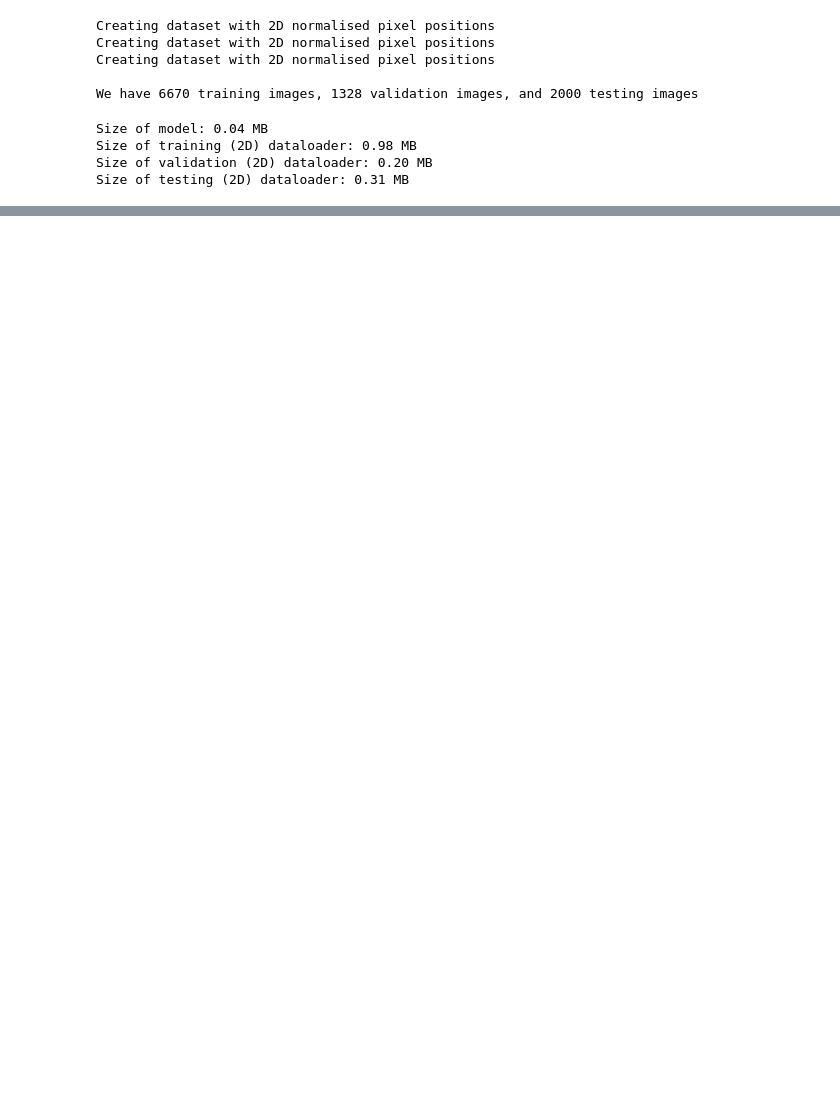
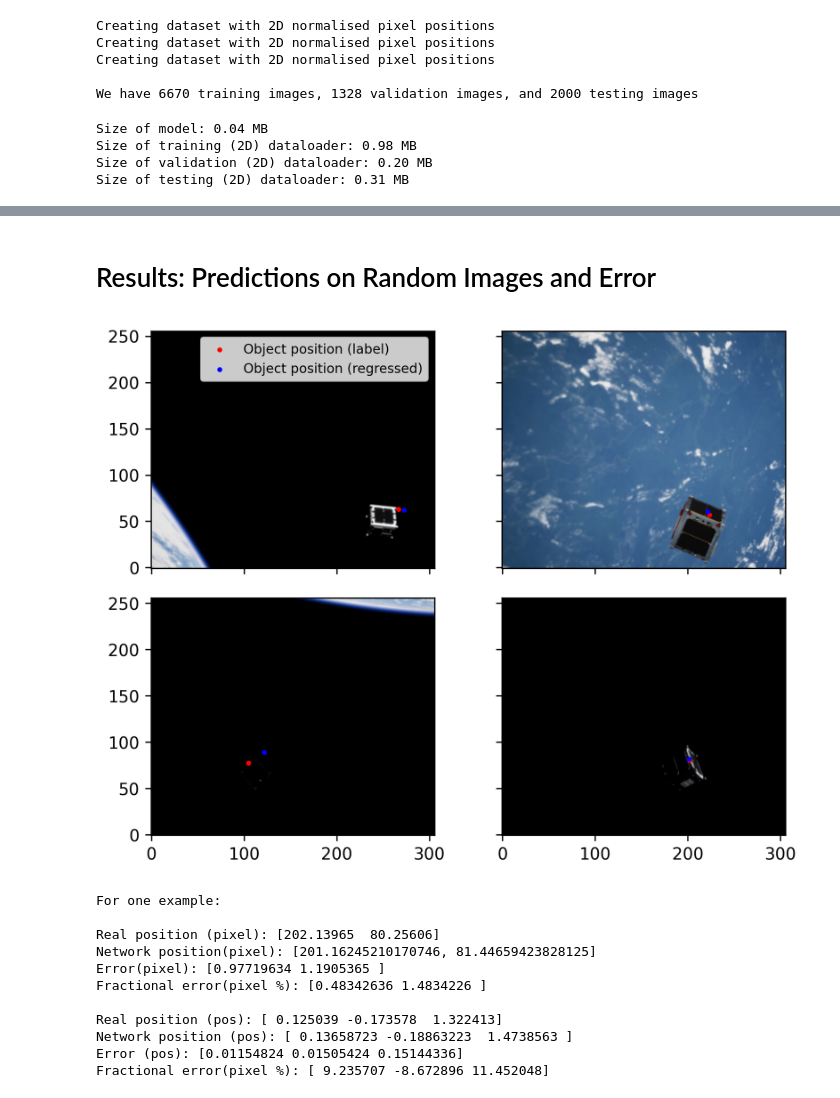
Before and after one commit to tomasrigom/CubeSat_pytorch, a Jupyter notebook: CubeSat_pytorch_jupyter.ipynb, the cells around one changed output, grey strips where cells are left out. Drawn from its saved outputs; the diff is of its cells as text; code cells hidden in the pictures; blank space fills up the shorter version.

Commit message:
First Version Upload
Upload with the First Version containing the initial set of results after training the models.

```diff
--- a/CubeSat_pytorch_jupyter.ipynb
+++ b/CubeSat_pytorch_jupyter.ipynb
@@ -616,0 +643,10 @@ checkpoint_z = torch.load("/kaggle/working/checkpoint_z.pth")
+# %%
+# Load data (useful if the session is lost
+checkpoint = torch.load("/kaggle/input/cubesat-checkpoints/checkpoint.pth", map_location=torch.device('cpu'), weights_only=True)
+checkpoint_z = torch.load("/kaggle/input/cubesat-checkpoints/checkpoint_z.pth", map_location=torch.device('cpu'), weights_only=True)
+
+model = CubeSat_Regression(num_labels = 2, dropout_rate = 0.1)
+model.load_state_dict(checkpoint['model_state_dict'])
+
+model_z = CubeSat_Regression(num_labels = 1, dropout_rate = 0.1)
+model_z.load_state_dict(checkpoint_z['model_state_dict'])
@@ -620,35 +660,59 @@ testing_data = CubeSat_Dataset(image_dir=testing_images, label_file=testing_labe
+# %% [markdown]
+# Results: Predictions on Random Images and Error
 # %%
 import random
 random_indices = [random.randint(0, len(testing_data)) for _ in range(4)]
 #random_indices = [i for i in range(4)]
 
 fig, axs = plt.subplots(2,2,dpi=300,sharex=True, sharey=True)
 
+model.to(device)
 model.eval()
 model_z.eval()
 with torch.no_grad():
     for i, (r_idx, ax) in enumerate(zip(random_indices, axs.flat)):
 
         # We perform some tests!
         selected_example = testing_data[r_idx]
         image_example_tensor = selected_example[0].unsqueeze(0).to(device)
-        with autocast(device_type=device_str):
-            output_example_pixel = model(image_example_tensor.to(device)).cpu().numpy()[0]
-            output_example_z = model_z(image_example_tensor.to(device)).cpu().numpy()[0]
+        #with autocast(device_type=device_str):
+        output_example_norm = model(image_example_tensor.to(device)).cpu().numpy()[0]
+        output_example_z = model_z(image_example_tensor.to(device)).cpu().numpy()[0]
 
         selected_example_pixel = position_to_pixel(selected_example[1].numpy(),K)[0]
+        output_example_pixel = [output_example_norm[0]*2448/8, output_example_norm[1]*2048/8]
 
         ax.imshow(selected_example[0].numpy().transpose(1,2,0), origin='lower')
-        ax.scatter([selected_example_pixel[0]],[selected_example_pixel[1]],color='r',s=5, label = 'Object position (label)' if i==0 else _)
-        ax.scatter([output_example_pixel[0]*2448/8],[output_example_pixel[1]*2048/8],color='b',s=5, label = 'Object position (regressed)' if i==0 else _)
+        ax.scatter([selected_example_pixel[0]],[selected_example_pixel[1]],color='r',s=4, label = 'Object position (label)' if i==0 else _)
+        ax.scatter([output_example_pixel[0]],[output_example_pixel[1]],color='b',s=4, label = 'Object position (regressed)' if i==0 else _)
 
 axs[0][0].legend(fontsize=8)
 plt.tight_layout()
 plt.show()
 plt.close()
 
 print("For one example:")
-print(f"Real position: {selected_example[1].numpy()}")
-with torch.no_grad() and autocast(device_type=device_str):
-    print(f"Network position: {np.append(output_example_pixel, output_example_z)} ")
-    print(f"Error: {selected_example[1].numpy()-np.append(output_example_pixel, output_example_z)}")
+print(f"\nReal position (pixel): {selected_example_pixel}")
+print(f"Network position(pixel): {output_example_pixel}")
+error = abs(selected_example_pixel-output_example_pixel)
+print(f"Error(pixel): {error}")
+print(f"Fractional error(pixel %): {100*error/selected_example_pixel}")
+
+print(f"\nReal position (pos): {selected_example[1].numpy()}")
+print(f"Network position (pos): {pixel_to_position(output_example_pixel, output_example_z, K)[:,0]}")
+error = abs(selected_example[1].numpy() - pixel_to_position(output_example_pixel, output_example_z, K)[:,0])
+print(f"Error (pos): {error}")
+print(f"Fractional error(pixel %): {100*error/selected_example[1].numpy()}")
+# %% [output]
+[figure, added]
+For one example:
+
+Real position (pixel): [202.13965  80.25606]
+Network position(pixel): [201.16245210170746, 81.44659423828125]
+Error(pixel): [0.97719634 1.1905365 ]
+Fractional error(pixel %): [0.48342636 1.4834226 ]
+
+Real position (pos): [ 0.125039 -0.173578  1.322413]
+Network position (pos): [ 0.13658723 -0.18863223  1.4738563 ]
+Error (pos): [0.01154824 0.01505424 0.15144336]
+Fractional error(pixel %): [ 9.235707 -8.672896 11.452048]
```
Also changed, not shown: parts of 24 cells of this notebook, 2 other files.
